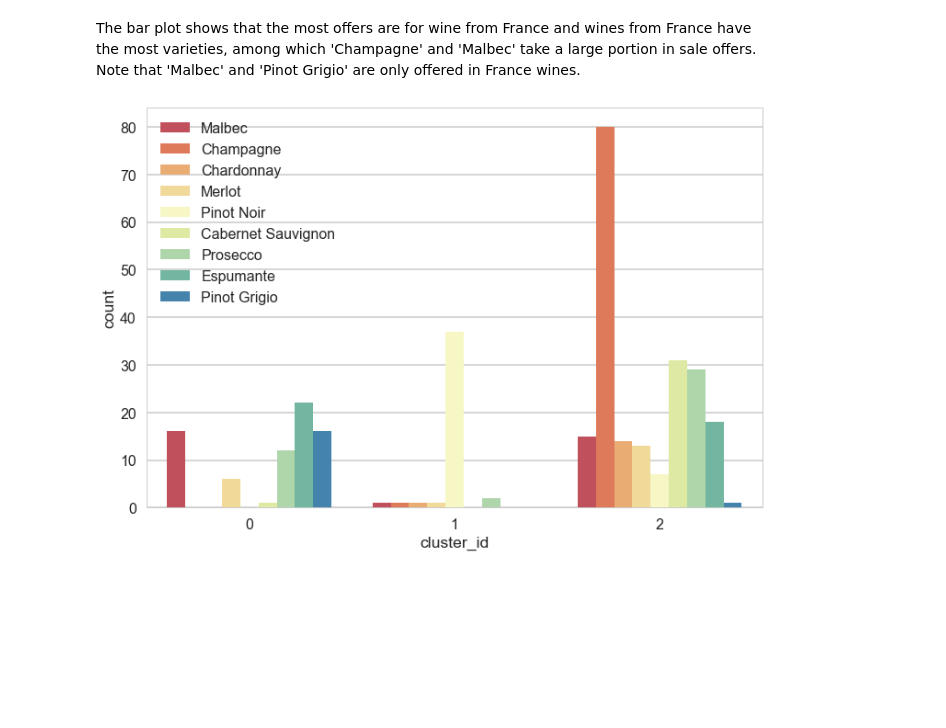
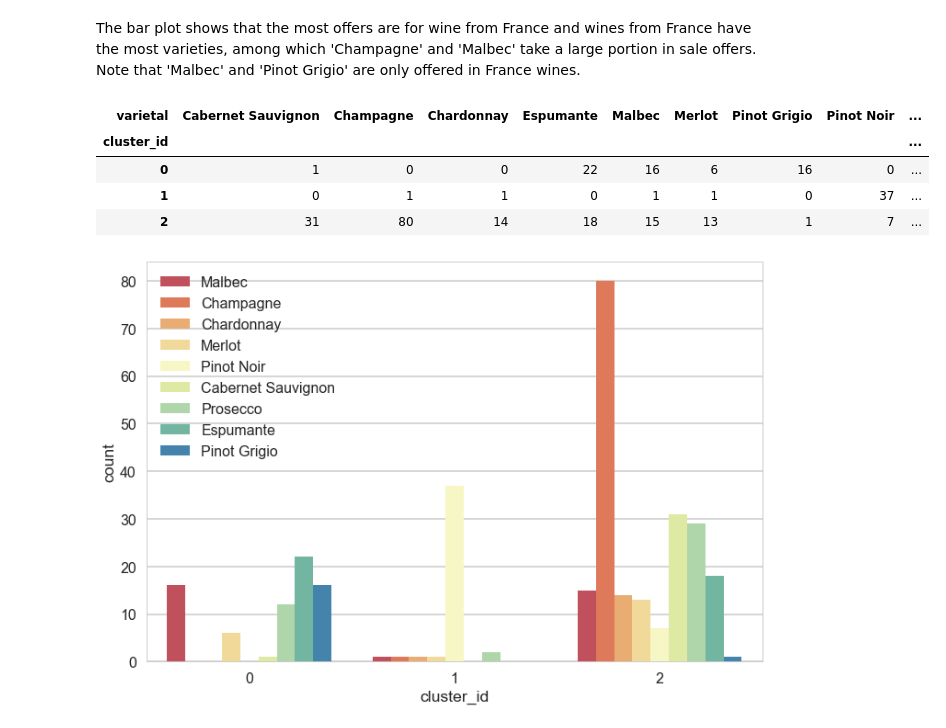
Before and after one commit to phyhouhou/SpringboardProjects, a Jupyter notebook: miniProjects/clustering/Mini_Project_Clustering.ipynb, the cells around one changed output. Drawn from its saved outputs; the diff is of its cells as text; code cells hidden in the pictures; blank space fills up the shorter version.

```diff
--- a/miniProjects/clustering/Mini_Project_Clustering.ipynb
+++ b/miniProjects/clustering/Mini_Project_Clustering.ipynb
@@ -423,6 +423,15 @@ plt.xlabel('Count',fontsize=18);
 [figure]
 # %% [markdown]
 The bar plot shows that the most offers are for wine from France and wines from France have the most varieties, among which 'Champagne' and 'Malbec' take a large portion in sale offers. Note that 'Malbec' and 'Pinot Grigio' are only offered in France wines.
+# %%
+# Create a table of the number of varieatal offers for each cluster_id
+pd.crosstab(df_combined['cluster_id'],df_combined['varietal'])
+# %% [output]
+| varietal | Cabernet Sauvignon | Champagne | Chardonnay | Espumante | Malbec | Merlot | Pinot Grigio | Pinot Noir | ... |
+| cluster_id |  |  |  |  |  |  |  |  | ... |
+| 0 | 1 | 0 | 0 | 22 | 16 | 6 | 16 | 0 | ... |
+| 1 | 0 | 1 | 1 | 0 | 1 | 1 | 0 | 37 | ... |
+| 2 | 31 | 80 | 14 | 18 | 15 | 13 | 1 | 7 | ... |
 # %%
 # Visualize the taste ('varietal') of each cluster
 plt.figure(figsize=(12,8))
```
Also changed, not shown: parts of 3 cells of this notebook.
